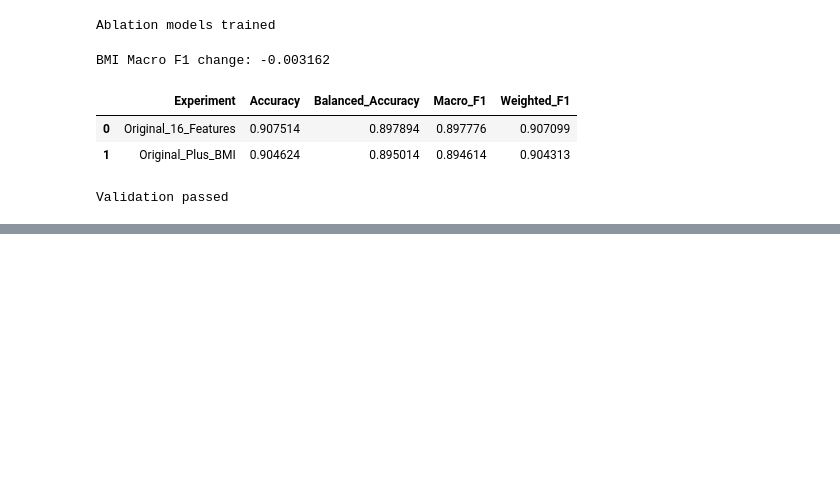
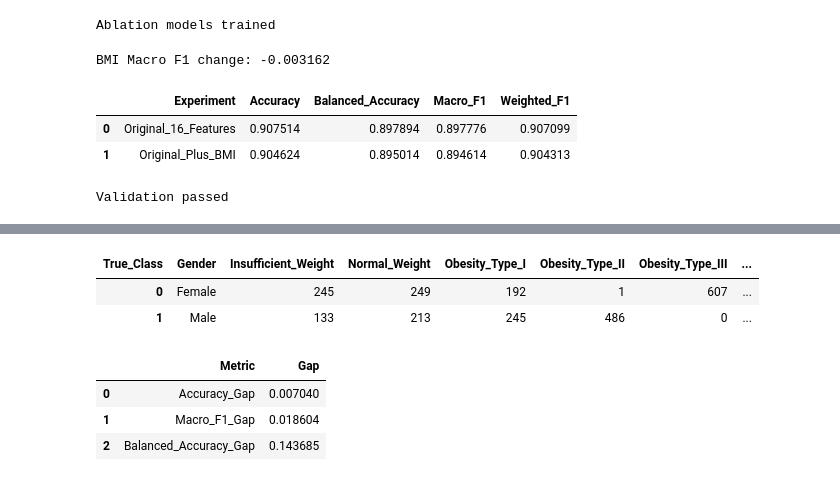
Before and after one commit to SMCodeX7/Obesity-Risk-Intelligence-System, a Jupyter notebook: notebooks/06_explainability.ipynb, the cells around one changed output, grey strips where cells are left out. Saved outputs shown, nothing was run; the diff lists cells and outputs as text; code cells hidden in the pictures; blank space fills up the shorter version.

```diff
--- a/notebooks/06_explainability.ipynb
+++ b/notebooks/06_explainability.ipynb
@@ -2082,0 +2161,68 @@ Validation passed
+# %%
+gender_class_distribution_df = (
+    pd.crosstab(
+        test_analysis_df[
+            "Gender"
+        ],
+        test_analysis_df[
+            "True_Class"
+        ],
+    )
+    .reset_index()
+)
+
+gender_class_distribution_df
+# %% [output]
+| True_Class | Gender | Insufficient_Weight | Normal_Weight | Obesity_Type_I | Obesity_Type_II | Obesity_Type_III | ... |
+| 0 | Female | 245 | 249 | 192 | 1 | 607 | ... |
+| 1 | Male | 133 | 213 | 245 | 486 | 0 | ... |
+# %%
+gender_gap_summary_df = pd.DataFrame(
+    [
+        {
+            "Metric":
+                "Accuracy_Gap",
+
+            "Gap":
+                gender_performance_df[
+                    "Accuracy"
+                ].max()
+                - gender_performance_df[
+                    "Accuracy"
+                ].min(),
+        },
+
+        {
+            "Metric":
+                "Macro_F1_Gap",
+
+            "Gap":
+                gender_performance_df[
+                    "Macro_F1"
+                ].max()
+                - gender_performance_df[
+                    "Macro_F1"
+                ].min(),
+        },
+
+        {
+            "Metric":
+                "Balanced_Accuracy_Gap",
+
+            "Gap":
+                gender_performance_df[
+                    "Balanced_Accuracy"
+                ].max()
+                - gender_performance_df[
+                    "Balanced_Accuracy"
+                ].min(),
+        },
+    ]
+)
+
+gender_gap_summary_df
+# %% [output]
+|  | Metric | Gap |
+| 0 | Accuracy_Gap | 0.007040 |
+| 1 | Macro_F1_Gap | 0.018604 |
+| 2 | Balanced_Accuracy_Gap | 0.143685 |
```
Also changed, not shown: parts of 6 cells of this notebook, 5 other files.
